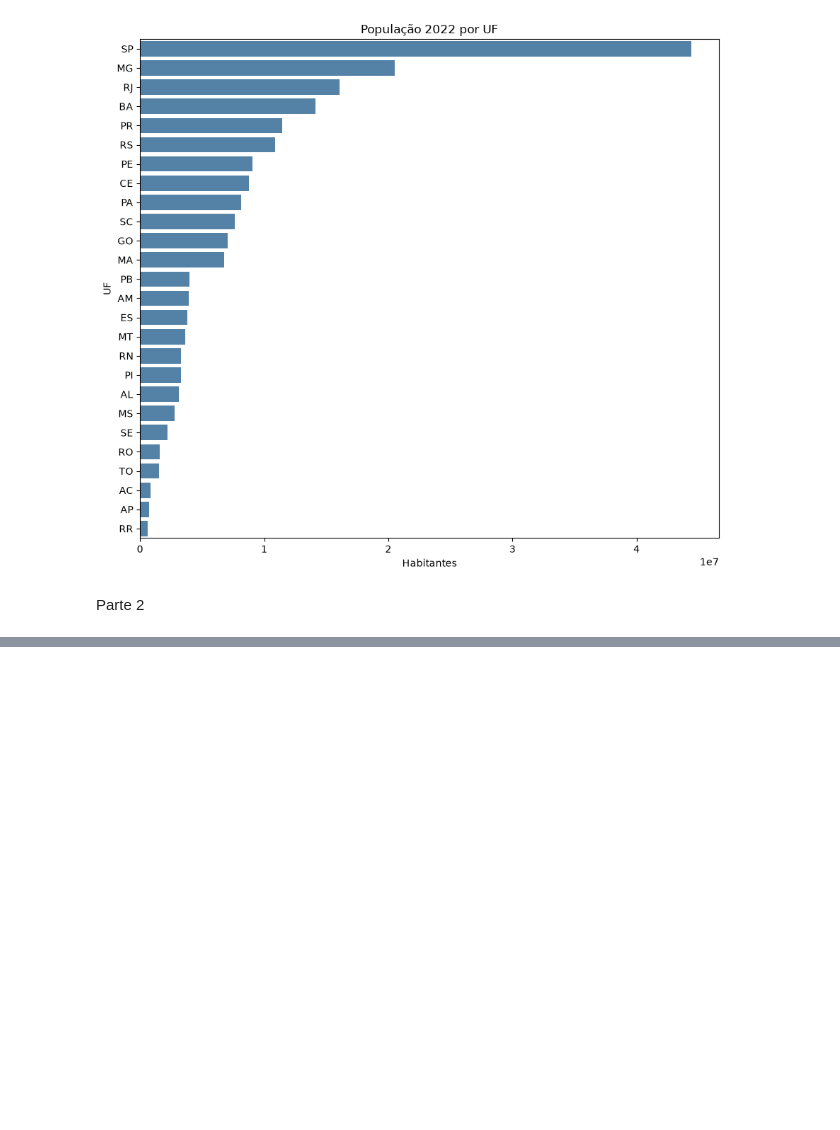
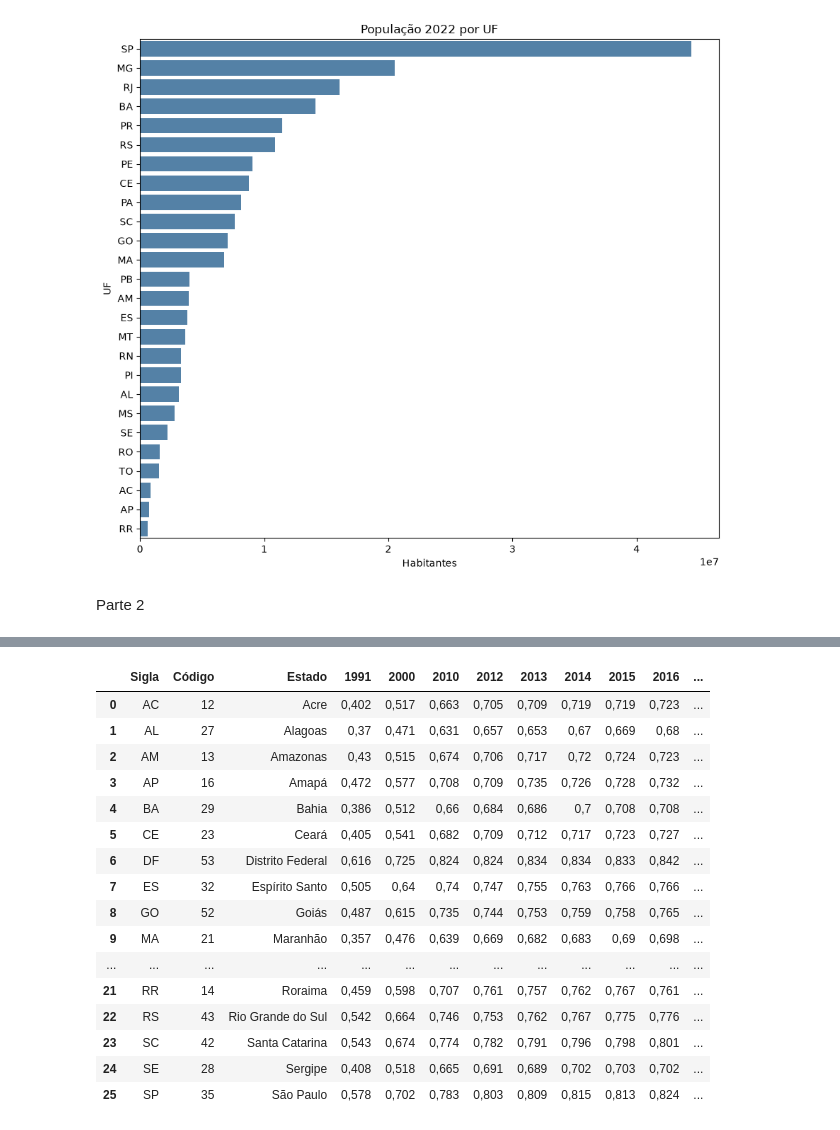
Before and after one commit to Ninassc/analise_dados, a Jupyter notebook: atv4/populacao.ipynb, the cells around one changed output, grey strips where cells are left out. Cells and saved outputs as stored; diff of their text form; code cells hidden in the pictures; blank space fills up the shorter version.

```diff
--- a/atv4/populacao.ipynb
+++ b/atv4/populacao.ipynb
@@ -246,0 +256,20 @@ tabela3
+# %%
+tabela3_tratada
+# %% [output]
+|  | Sigla | Código | Estado | 1991 | 2000 | 2010 | 2012 | 2013 | 2014 | 2015 | 2016 | ... |
+| 0 | AC | 12 | Acre | 0,402 | 0,517 | 0,663 | 0,705 | 0,709 | 0,719 | 0,719 | 0,723 | ... |
+| 1 | AL | 27 | Alagoas | 0,37 | 0,471 | 0,631 | 0,657 | 0,653 | 0,67 | 0,669 | 0,68 | ... |
+| 2 | AM | 13 | Amazonas | 0,43 | 0,515 | 0,674 | 0,706 | 0,717 | 0,72 | 0,724 | 0,723 | ... |
+| 3 | AP | 16 | Amapá | 0,472 | 0,577 | 0,708 | 0,709 | 0,735 | 0,726 | 0,728 | 0,732 | ... |
+| 4 | BA | 29 | Bahia | 0,386 | 0,512 | 0,66 | 0,684 | 0,686 | 0,7 | 0,708 | 0,708 | ... |
+| 5 | CE | 23 | Ceará | 0,405 | 0,541 | 0,682 | 0,709 | 0,712 | 0,717 | 0,723 | 0,727 | ... |
+| 6 | DF | 53 | Distrito Federal | 0,616 | 0,725 | 0,824 | 0,824 | 0,834 | 0,834 | 0,833 | 0,842 | ... |
+| 7 | ES | 32 | Espírito Santo | 0,505 | 0,64 | 0,74 | 0,747 | 0,755 | 0,763 | 0,766 | 0,766 | ... |
+| 8 | GO | 52 | Goiás | 0,487 | 0,615 | 0,735 | 0,744 | 0,753 | 0,759 | 0,758 | 0,765 | ... |
+| 9 | MA | 21 | Maranhão | 0,357 | 0,476 | 0,639 | 0,669 | 0,682 | 0,683 | 0,69 | 0,698 | ... |
+| ... | ... | ... | ... | ... | ... | ... | ... | ... | ... | ... | ... | ... |
+| 21 | RR | 14 | Roraima | 0,459 | 0,598 | 0,707 | 0,761 | 0,757 | 0,762 | 0,767 | 0,761 | ... |
+| 22 | RS | 43 | Rio Grande do Sul | 0,542 | 0,664 | 0,746 | 0,753 | 0,762 | 0,767 | 0,775 | 0,776 | ... |
+| 23 | SC | 42 | Santa Catarina | 0,543 | 0,674 | 0,774 | 0,782 | 0,791 | 0,796 | 0,798 | 0,801 | ... |
+| 24 | SE | 28 | Sergipe | 0,408 | 0,518 | 0,665 | 0,691 | 0,689 | 0,702 | 0,703 | 0,702 | ... |
+| 25 | SP | 35 | São Paulo | 0,578 | 0,702 | 0,783 | 0,803 | 0,809 | 0,815 | 0,813 | 0,824 | ... |
```
Also changed, not shown: parts of 13 cells of this notebook, 3 other files.
